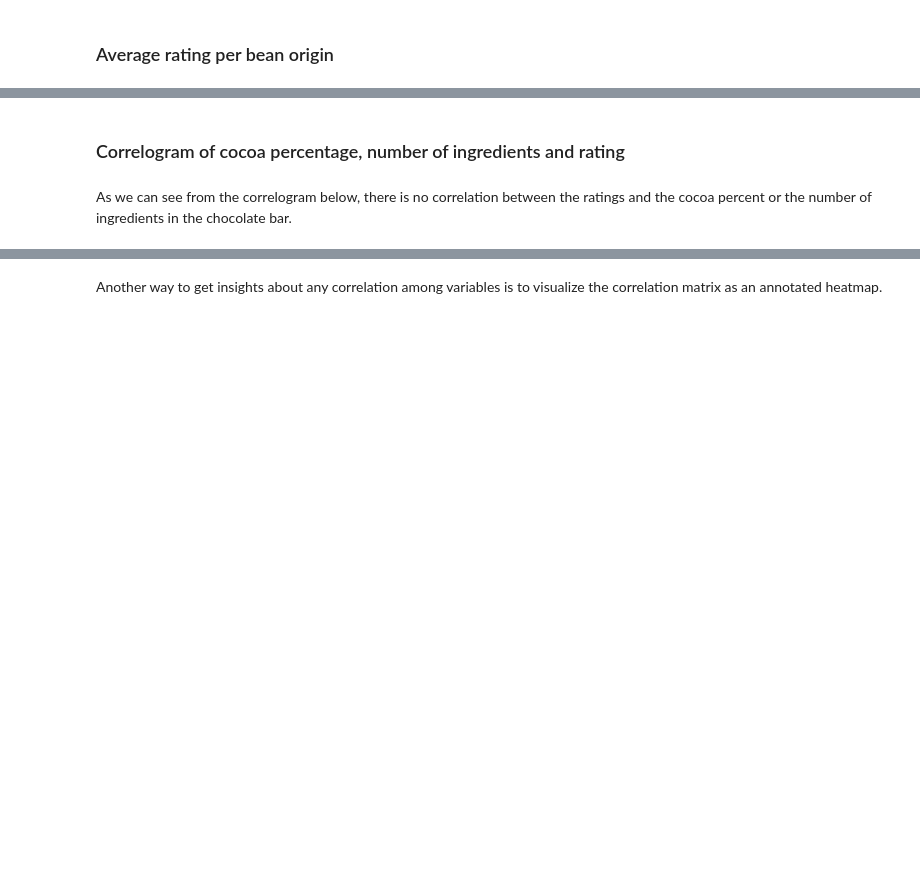
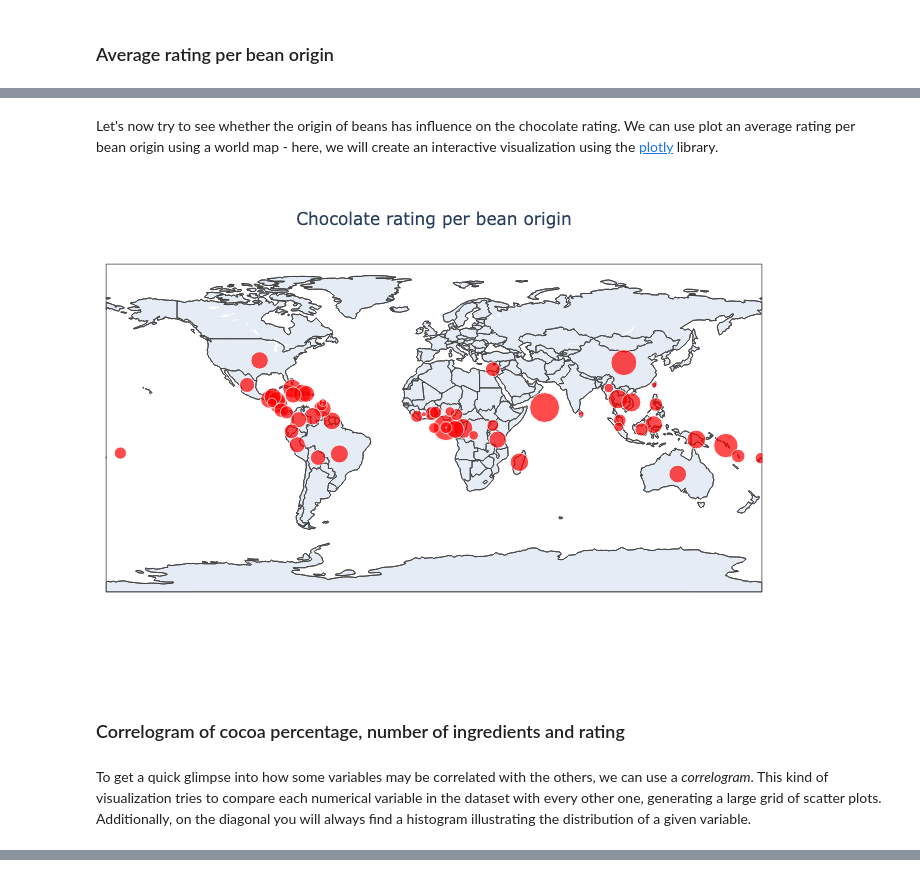
Before and after one commit to fsb-edu/DataVisualizationBook, a Jupyter notebook: chapters/06_tutorial.ipynb, the cells around one changed output, grey strips where cells are left out. Cells and saved outputs as stored; diff of their text form; code cells hidden in the pictures; blank space fills up the shorter version.

```diff
--- a/chapters/06_tutorial.ipynb
+++ b/chapters/06_tutorial.ipynb
@@ -86,18 +87,20 @@ manufacturers_with_most_ratings = chocolate_dataset.loc[selection, :]
 # %% [markdown]
 Let us start by checking how many ratings there are per manufacturer. This will help us get an insight later on when we compare the average ratings per manufacturer to see how relevant they will be.
 # %%
-#plot the results
-sns.set(rc={'figure.figsize': (7, 10), 'font.family': [FONT_FAMILY]}, style='white')
+sns.set_theme(
+    rc={'figure.figsize': (7, 10), 'font.family': [FONT_FAMILY]},
+    style='white'
+)
 with sns.plotting_context("notebook", font_scale=FONT_SCALE):
     # seaborn's countplot
     ax = sns.countplot(
         data=manufacturers_with_most_ratings,
         y='manufacturer',
         order=manufacturers_with_most_ratings['manufacturer'].value_counts().index,
-        color='royalblue'
+        color='dodgerblue'
     )
 
-    #use this command to display the average for each manufacturers
+    # display the average for each manufacturer
     ax.bar_label(ax.containers[0], size=8)
 
     ax.set_title('Top 30 manufacturers for the number of ratings received')
@@ -110,13 +113,15 @@ Now we will use a `boxplot` to check the ratings of the most rated manufacturers
 # %%
-#plot the results
-sns.set(rc={'figure.figsize': (7, 10), 'font.family': [FONT_FAMILY]}, style='white')
+sns.set_theme(
+    rc={'figure.figsize': (7, 10), 'font.family': [FONT_FAMILY]},
+    style='white'
+)
 with sns.plotting_context("notebook", font_scale=FONT_SCALE):
     # seaborn's boxplot
     ax = sns.boxplot(
         data=manufacturers_with_most_ratings,
         x='rating',
         y='manufacturer',
-        color='royalblue'
+        color='dodgerblue'
     )
 
     ax.set_title('Ratings for the top 30 manufacturers')
@@ -198,7 +179,55 @@ plt.show()
+# %% [markdown]
+Let's now try to see whether the origin of beans has influence on the chocolate rating. We can use plot an average rating per bean origin using a world map - here, we will create an interactive visualization using the [plotly](https://plotly.com/) library.
+# %%
+# find average rating per location
+ratings_per_bean_origin = pd.merge(
+    chocolate_dataset[['bean_origin', 'rating']], countries, on='bean_origin'
+) .groupby(
+    'bean_origin'
+).mean().round(2).reset_index().sort_values(by='rating', ascending=False)
+
+# normalize the ratings to better size the points
+rating_min = ratings_per_bean_origin['rating'].min()
+rating_max = ratings_per_bean_origin['rating'].max()
+ratings_per_bean_origin['rating_normalized'] = \
+    ratings_per_bean_origin['rating'].apply(
+        lambda x: (x - rating_min) / (rating_max - rating_min)
+    )
+
+# plot on the map using plotly
+fig = go.Figure(go.Scattergeo(
+    lon=ratings_per_bean_origin.longitude,
+    lat=ratings_per_bean_origin.latitude,
+    text=[
+        f'Country: {x.bean_origin}, Rating: {x.rating}'
+        for _, x in ratings_per_bean_origin.iterrows()
+    ],
+    marker={
+        'size': 30*ratings_per_bean_origin.rating_normalized,
+        'sizemode': 'diameter',
+        'color': 'red',
+    }
+))
+
+# configure the map layout
+fig.update_layout(
+    title = {
+        'text': 'Chocolate rating per bean origin',
+        'x': 0.5, 'y': 0.93
+    },
+    width = 750,
+    height = 500,
+    margin = {'t': 10, 'b': 10, 'l': 10, 'r': 10},
+    geo = {
+        'showcountries': True, 'projection_type': 'equirectangular'
+    }
+)
+# %% [output]
+[figure, added]
 # %% [markdown]
 ### Correlogram of cocoa percentage, number of ingredients and rating
-# %% [markdown]
-As we can see from the correlogram below, there is no correlation between the ratings and the cocoa percent or the number of ingredients in the chocolate bar.
+# %% [markdown]
+To get a quick glimpse into how some variables may be correlated with the others, we can use a _correlogram_. This kind of visualization tries to compare each numerical variable in the dataset with every other one, generating a large grid of scatter plots. Additionally, on the diagonal you will always find a histogram illustrating the distribution of a given variable.
 # %%
 selected_data = chocolate_dataset[['cocoa_percent', 'num_ingredients','rating']]
 
@@ -209,4 +240,2 @@ with sns.plotting_context("notebook", font_scale=FONT_SCALE):
 # %% [output]
 [drawing not drawn]
-# %% [markdown]
-Another way to get insights about any correlation among variables is to visualize the correlation matrix as an annotated heatmap.
```
Also changed, not shown: parts of 39 cells of this notebook, 9 other files.
